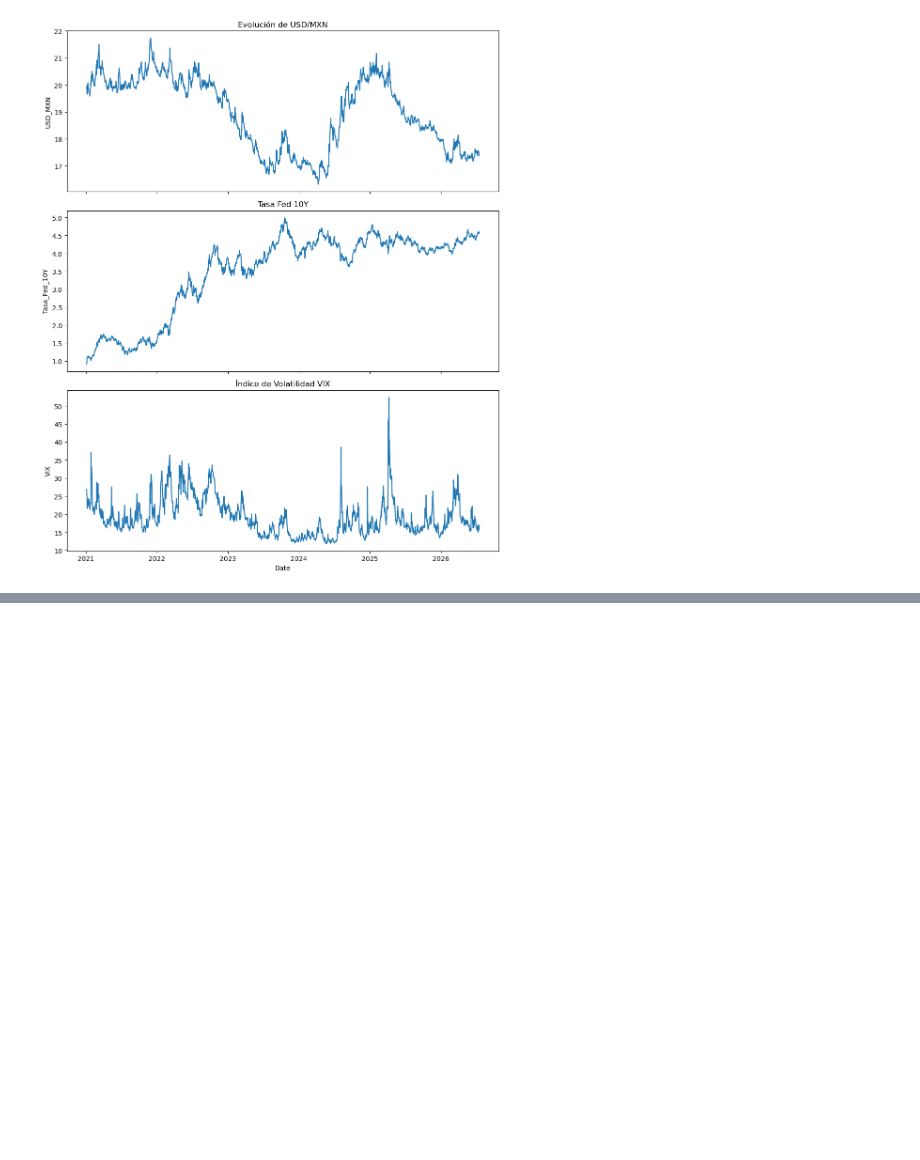
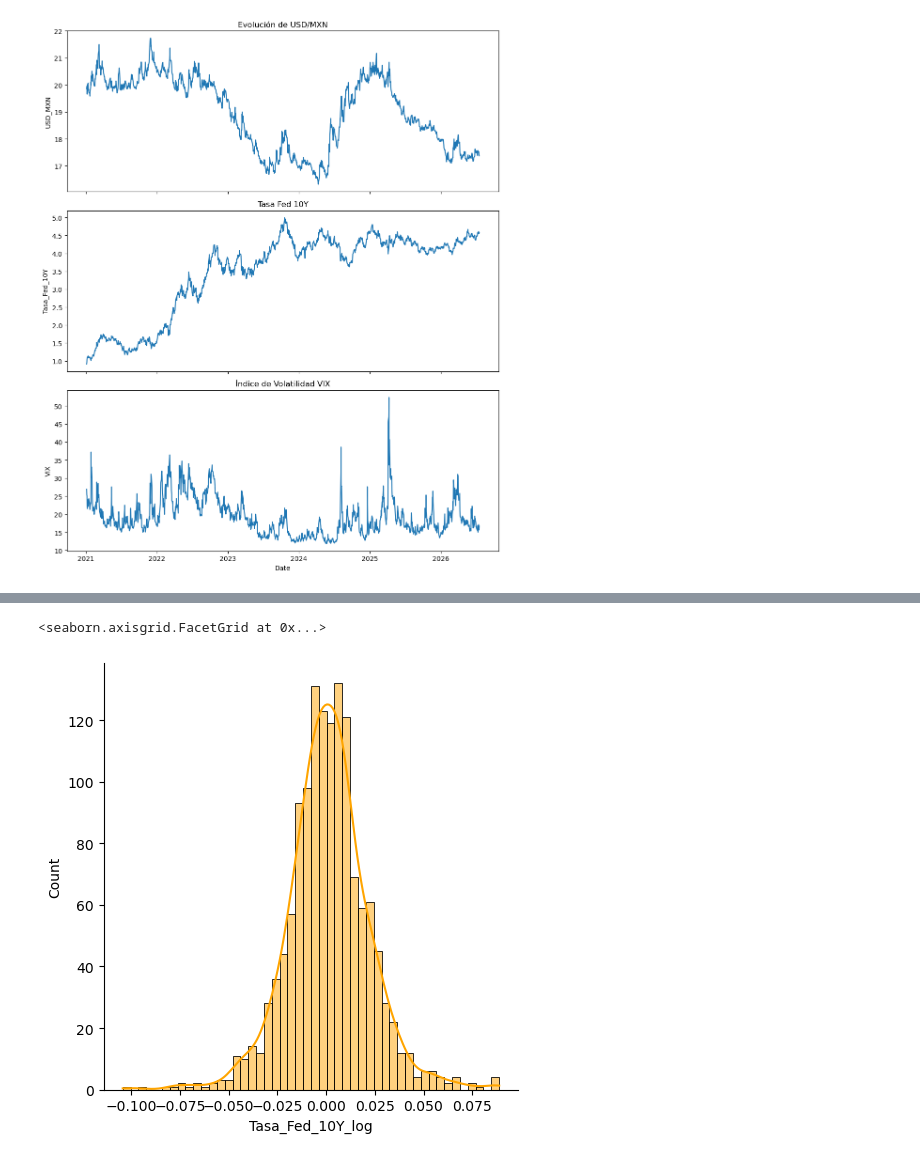
Before and after one commit to mari0ocape1-art/usd-mxn-volatility-switching-ml, a Jupyter notebook: notebook_1.ipynb, the cells around one changed output, grey strips where cells are left out. Cells and saved outputs as stored; diff of their text form; code cells hidden in the pictures; blank space fills up the shorter version.

```diff
--- a/notebook_1.ipynb
+++ b/notebook_1.ipynb
@@ -499,0 +497,11 @@ plt.show()
+# %%
+sns.displot(
+    data=df_estacionario,
+    x='Tasa_Fed_10Y_log',
+    kind='hist',
+    kde=True,
+    color='orange'
+)
+# %% [output]
+<seaborn.axisgrid.FacetGrid at 0x...>
+[figure, added]
```
Also changed, not shown: parts of 47 cells of this notebook.
